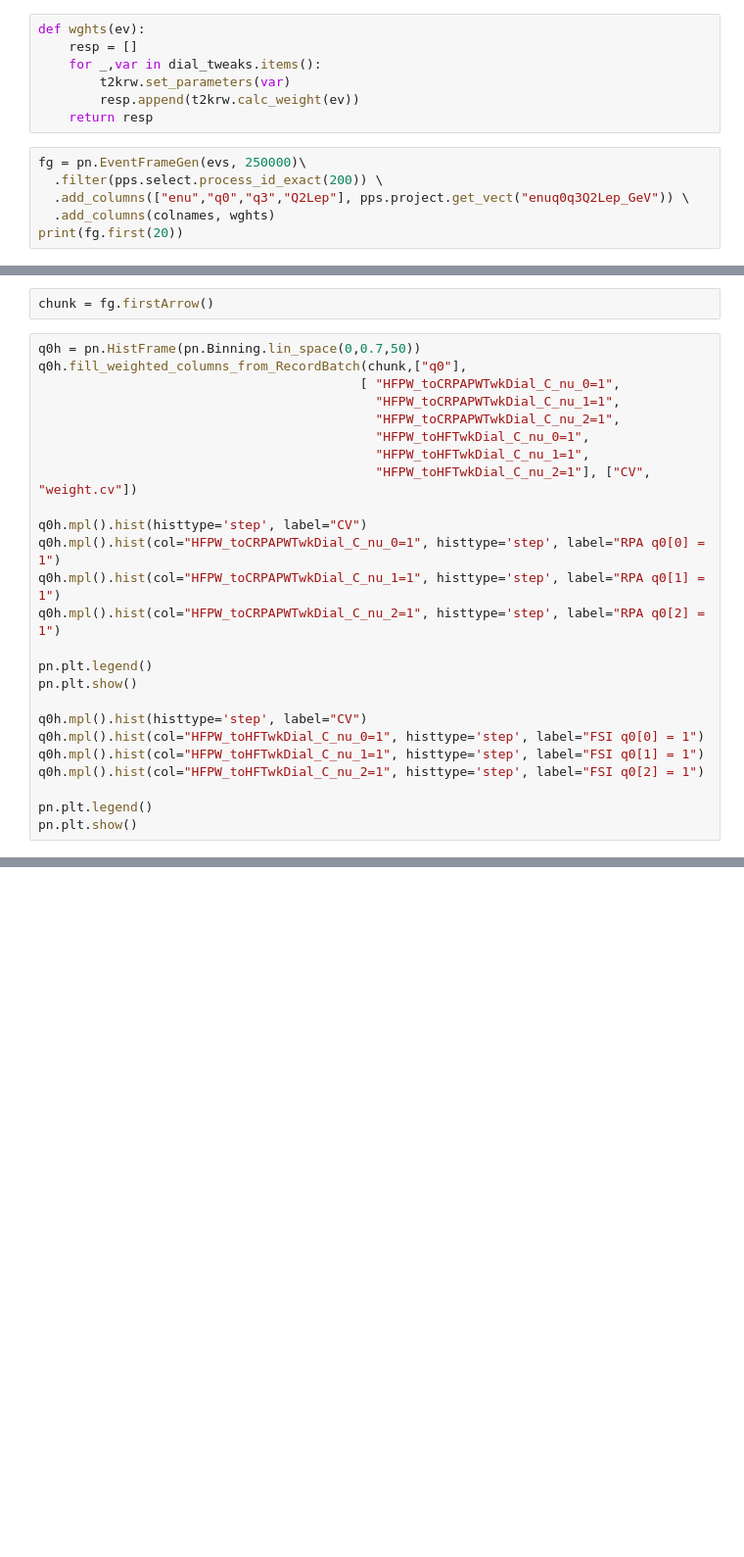
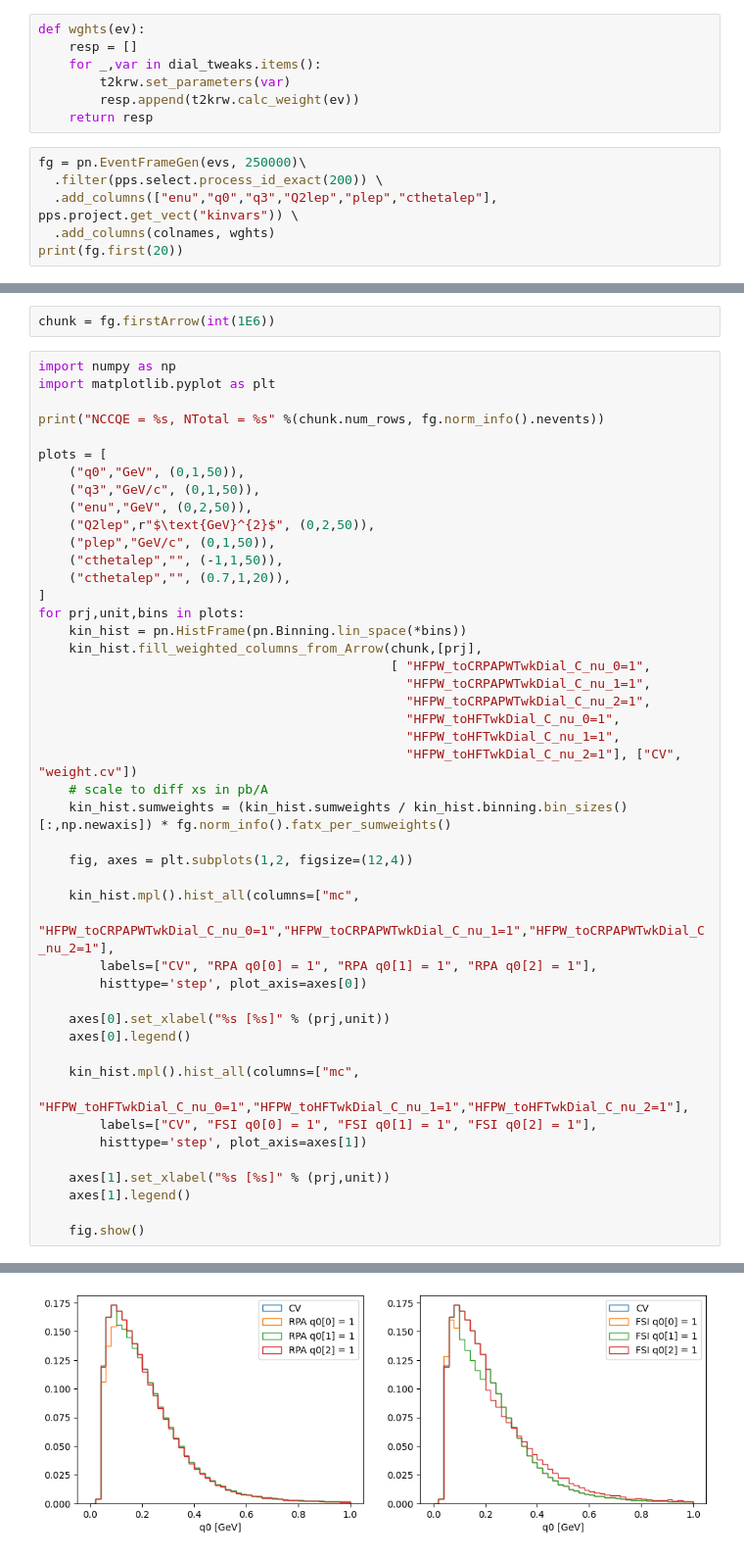
Before and after one commit to NUISANCEMC/nuisance3, a Jupyter notebook: notebooks/T2KReWeight.ipynb, the cells around one changed output, grey strips where cells are left out. Shown at 98% size. Saved outputs shown, nothing was run; the diff lists cells and outputs as text; blank space fills up the shorter version.

```diff
--- a/notebooks/T2KReWeight.ipynb
+++ b/notebooks/T2KReWeight.ipynb
@@ -88,6 +96,6 @@ def wghts(ev):
 # %%
 fg = pn.EventFrameGen(evs, 250000)\
   .filter(pps.select.process_id_exact(200)) \
-  .add_columns(["enu","q0","q3","Q2Lep"], pps.project.get_vect("enuq0q3Q2Lep_GeV")) \
+  .add_columns(["enu","q0","q3","Q2lep","plep","cthetalep"], pps.project.get_vect("kinvars")) \
   .add_columns(colnames, wghts)
 print(fg.first(20))
@@ -94,27 +120,49 @@ print(fg.first(20))
 # %%
-chunk = fg.firstArrow()
+chunk = fg.firstArrow(int(1E6))
 # %%
-q0h = pn.HistFrame(pn.Binning.lin_space(0,0.7,50))
-q0h.fill_weighted_columns_from_RecordBatch(chunk,["q0"],
-                                          [ "HFPW_toCRPAPWTwkDial_C_nu_0=1",
-                                            "HFPW_toCRPAPWTwkDial_C_nu_1=1",
-                                            "HFPW_toCRPAPWTwkDial_C_nu_2=1",
-                                            "HFPW_toHFTwkDial_C_nu_0=1",
-                                            "HFPW_toHFTwkDial_C_nu_1=1",
-                                            "HFPW_toHFTwkDial_C_nu_2=1"], ["CV", "weight.cv"])
+import numpy as np
+import matplotlib.pyplot as plt
 
-q0h.mpl().hist(histtype='step', label="CV")
-q0h.mpl().hist(col="HFPW_toCRPAPWTwkDial_C_nu_0=1", histtype='step', label="RPA q0[0] = 1")
-q0h.mpl().hist(col="HFPW_toCRPAPWTwkDial_C_nu_1=1", histtype='step', label="RPA q0[1] = 1")
-q0h.mpl().hist(col="HFPW_toCRPAPWTwkDial_C_nu_2=1", histtype='step', label="RPA q0[2] = 1")
+print("NCCQE = %s, NTotal = %s" %(chunk.num_rows, fg.norm_info().nevents))
 
-pn.plt.legend()
-pn.plt.show()
+plots = [
+    ("q0","GeV", (0,1,50)),
+    ("q3","GeV/c", (0,1,50)),
+    ("enu","GeV", (0,2,50)),
+    ("Q2lep",r"$\text{GeV}^{2}$", (0,2,50)),
+    ("plep","GeV/c", (0,1,50)),
+    ("cthetalep","", (-1,1,50)),
+    ("cthetalep","", (0.7,1,20)),
+]
+for prj,unit,bins in plots:
+    kin_hist = pn.HistFrame(pn.Binning.lin_space(*bins))
+    kin_hist.fill_weighted_columns_from_Arrow(chunk,[prj],
+                                              [ "HFPW_toCRPAPWTwkDial_C_nu_0=1",
+                                                "HFPW_toCRPAPWTwkDial_C_nu_1=1",
+                                                "HFPW_toCRPAPWTwkDial_C_nu_2=1",
+                                                "HFPW_toHFTwkDial_C_nu_0=1",
+                                                "HFPW_toHFTwkDial_C_nu_1=1",
+                                                "HFPW_toHFTwkDial_C_nu_2=1"], ["CV", "weight.cv"])
+    # scale to diff xs in pb/A
+    kin_hist.sumweights = (kin_hist.sumweights / kin_hist.binning.bin_sizes()[:,np.newaxis]) * fg.norm_info().fatx_per_sumweights()
 
-q0h.mpl().hist(histtype='step', label="CV")
-q0h.mpl().hist(col="HFPW_toHFTwkDial_C_nu_0=1", histtype='step', label="FSI q0[0] = 1")
-q0h.mpl().hist(col="HFPW_toHFTwkDial_C_nu_1=1", histtype='step', label="FSI q0[1] = 1")
-q0h.mpl().hist(col="HFPW_toHFTwkDial_C_nu_2=1", histtype='step', label="FSI q0[2] = 1")
+    fig, axes = plt.subplots(1,2, figsize=(12,4))
 
-pn.plt.legend()
-pn.plt.show()
+    kin_hist.mpl().hist_all(columns=["mc",
+        "HFPW_toCRPAPWTwkDial_C_nu_0=1","HFPW_toCRPAPWTwkDial_C_nu_1=1","HFPW_toCRPAPWTwkDial_C_nu_2=1"],
+        labels=["CV", "RPA q0[0] = 1", "RPA q0[1] = 1", "RPA q0[2] = 1"],
+        histtype='step', plot_axis=axes[0])
+
+    axes[0].set_xlabel("%s [%s]" % (prj,unit))
+    axes[0].legend()
+
+    kin_hist.mpl().hist_all(columns=["mc",
+        "HFPW_toHFTwkDial_C_nu_0=1","HFPW_toHFTwkDial_C_nu_1=1","HFPW_toHFTwkDial_C_nu_2=1"],
+        labels=["CV", "FSI q0[0] = 1", "FSI q0[1] = 1", "FSI q0[2] = 1"],
+        histtype='step', plot_axis=axes[1])
+
+    axes[1].set_xlabel("%s [%s]" % (prj,unit))
+    axes[1].legend()
+
+    fig.show()
+# %% [output]
@@ -120,0 +170 @@ pn.plt.show()
+[figure, added]
```
Also changed, not shown: parts of 11 cells of this notebook.
